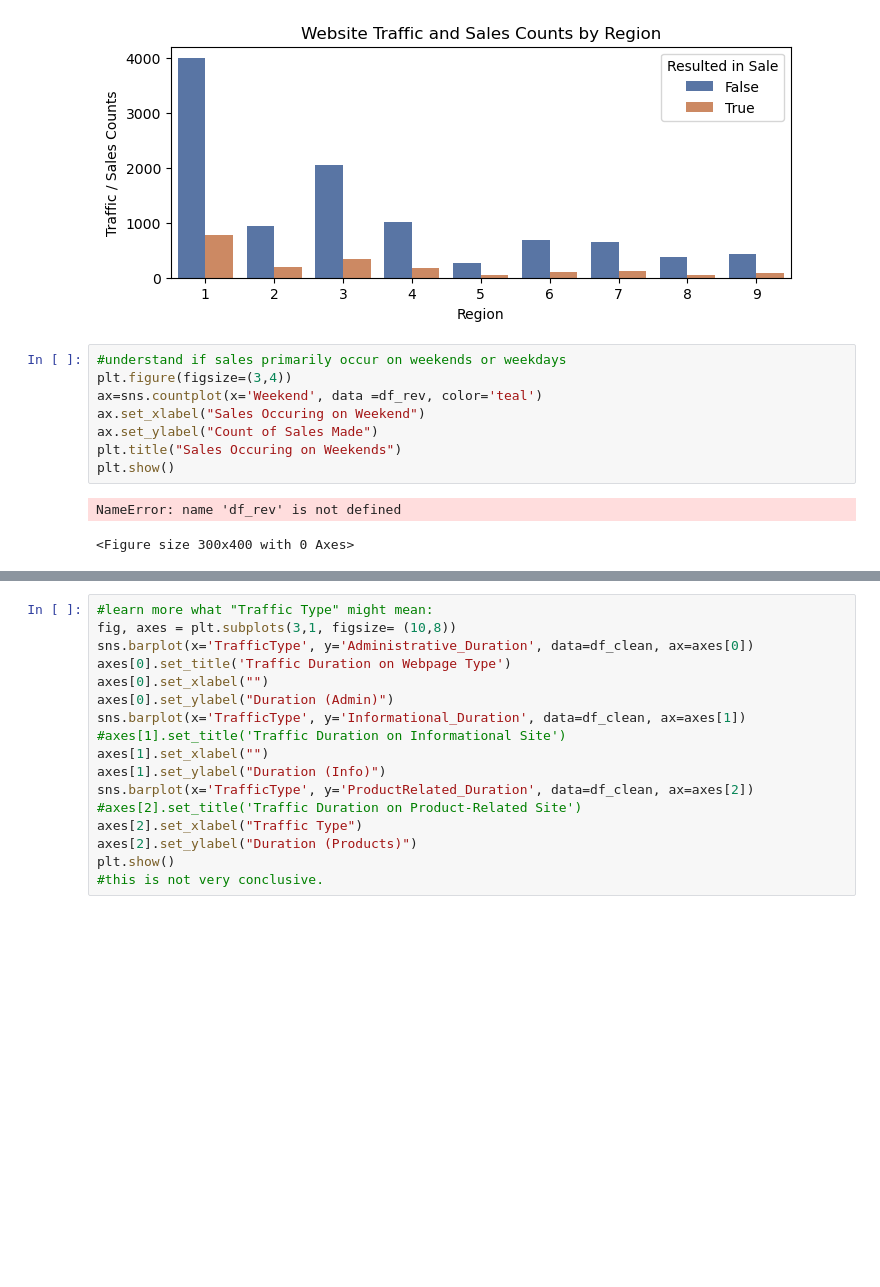
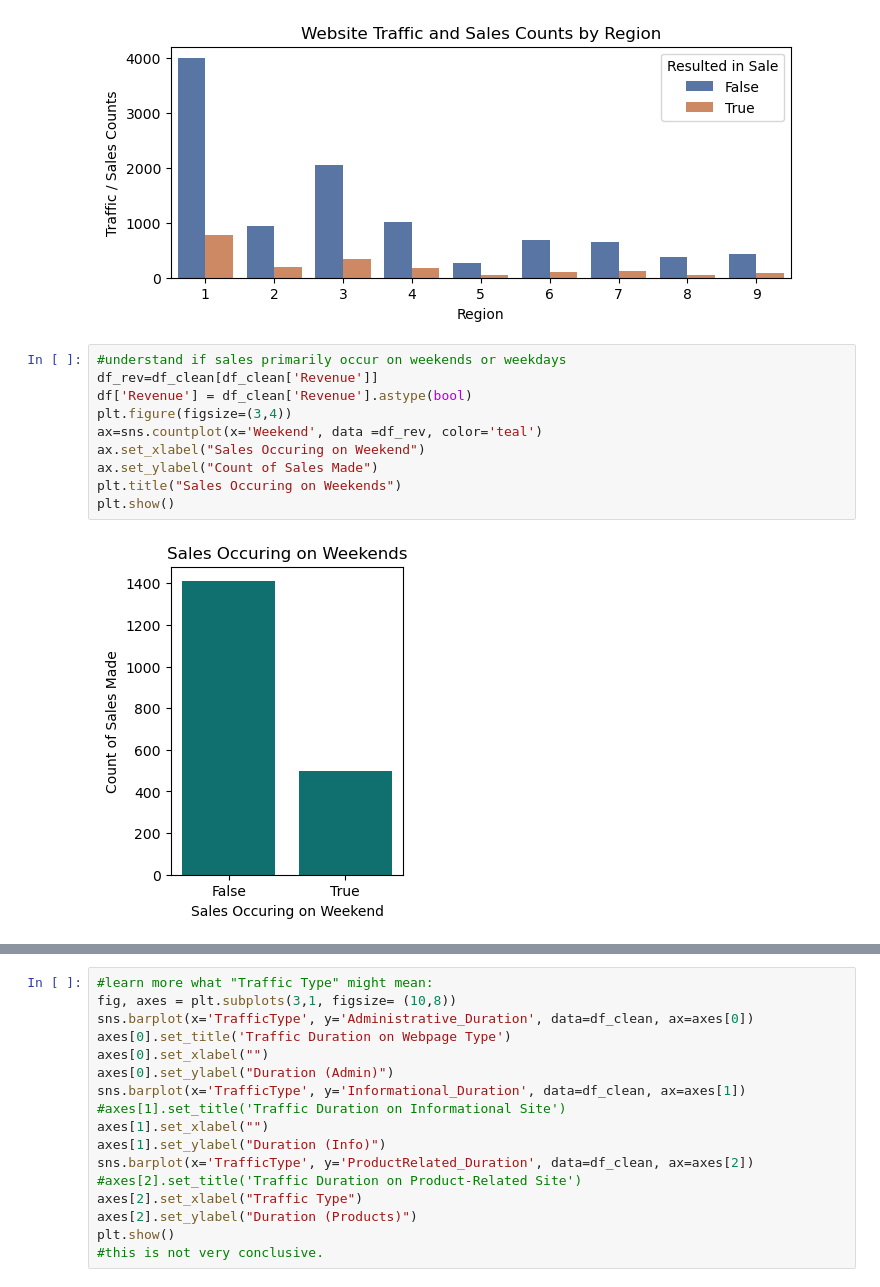
Before and after one commit to naomiw-usd/Final-Project, a Jupyter notebook: FinalProject_Combined.ipynb, the cells around one changed output, grey strips where cells are left out. Cells and saved outputs as stored; diff of their text form; blank space fills up the shorter version.

```diff
--- a/FinalProject_Combined.ipynb
+++ b/FinalProject_Combined.ipynb
@@ -354,15 +354,16 @@ plt.show()
 [figure]
 # %%
 #understand if sales primarily occur on weekends or weekdays
+df_rev=df_clean[df_clean['Revenue']]
+df['Revenue'] = df_clean['Revenue'].astype(bool)
 plt.figure(figsize=(3,4))
 ax=sns.countplot(x='Weekend', data =df_rev, color='teal')
 ax.set_xlabel("Sales Occuring on Weekend")
 ax.set_ylabel("Count of Sales Made")
 plt.title("Sales Occuring on Weekends")
 plt.show()
 # %% [output]
-NameError: name 'df_rev' is not defined
-<Figure size 300x400 with 0 Axes>
+[figure, added]
 # %%
 #See which holiday encourages the most sales
 df['SpecialDay'].unique()
```
Also changed, not shown: parts of 2 cells of this notebook.
